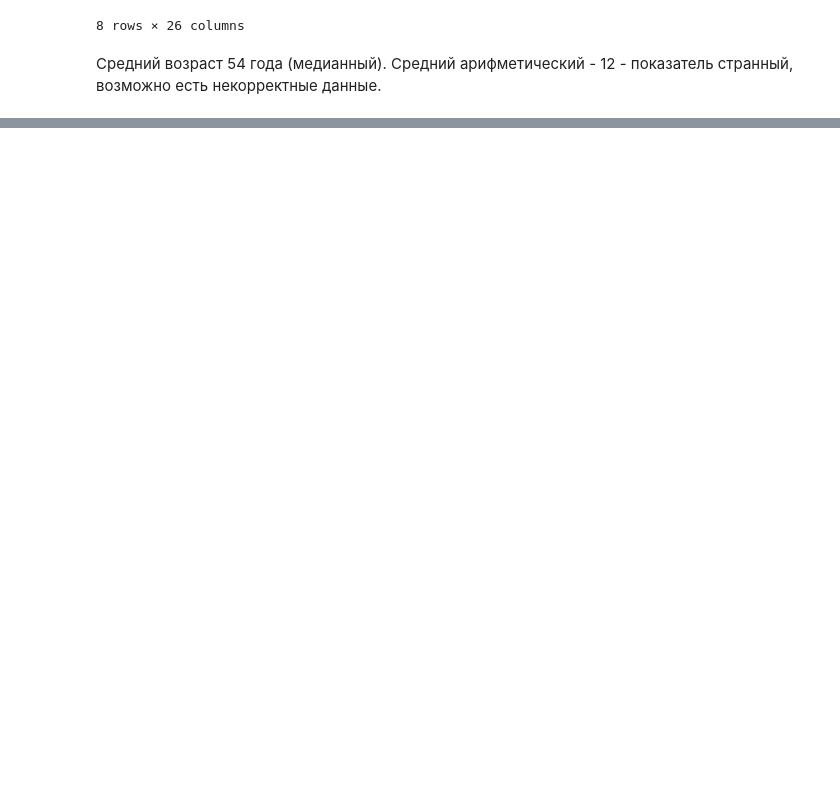
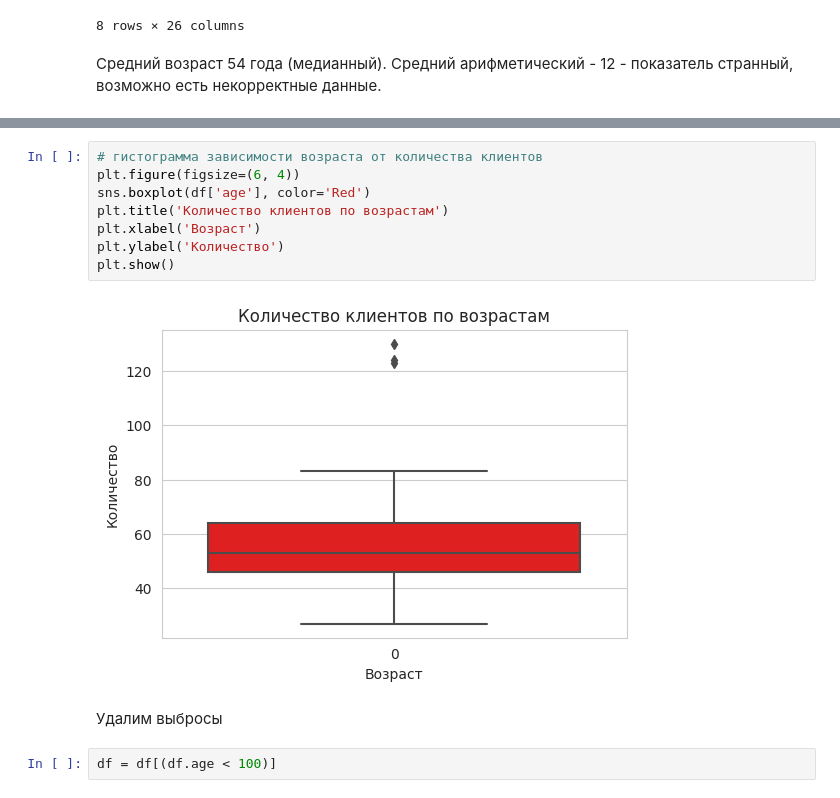
Before and after one commit to MariaAltisheva/DS, a Jupyter notebook: EDA/HW_1RAZDEL_PRO_forstud (2).ipynb, the cells around one changed output, grey strips where cells are left out. Saved outputs shown, nothing was run; the diff lists cells and outputs as text; blank space fills up the shorter version.

```diff
--- a/EDA/HW_1RAZDEL_PRO_forstud (2).ipynb
+++ b/EDA/HW_1RAZDEL_PRO_forstud (2).ipynb
@@ -297,0 +310,14 @@ px.bar(age_count,text_auto=True,labels={'value':'Количество клиен
+# %%
+# гистограмма зависимости возраста от количества клиентов
+plt.figure(figsize=(6, 4))
+sns.boxplot(df['age'], color='Red')
+plt.title('Количество клиентов по возрастам')
+plt.xlabel('Возраст')
+plt.ylabel('Количество')
+plt.show()
+# %% [output]
+[figure, added]
+# %% [markdown]
+Удалим выбросы
+# %%
+df = df[(df.age < 100)]
```
Also changed, not shown: parts of 58 cells of this notebook.
